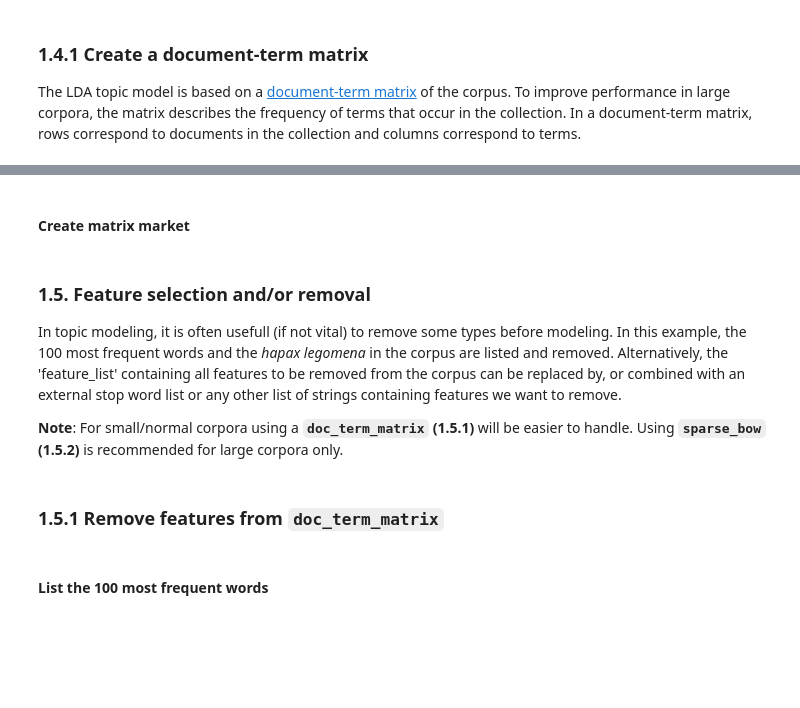
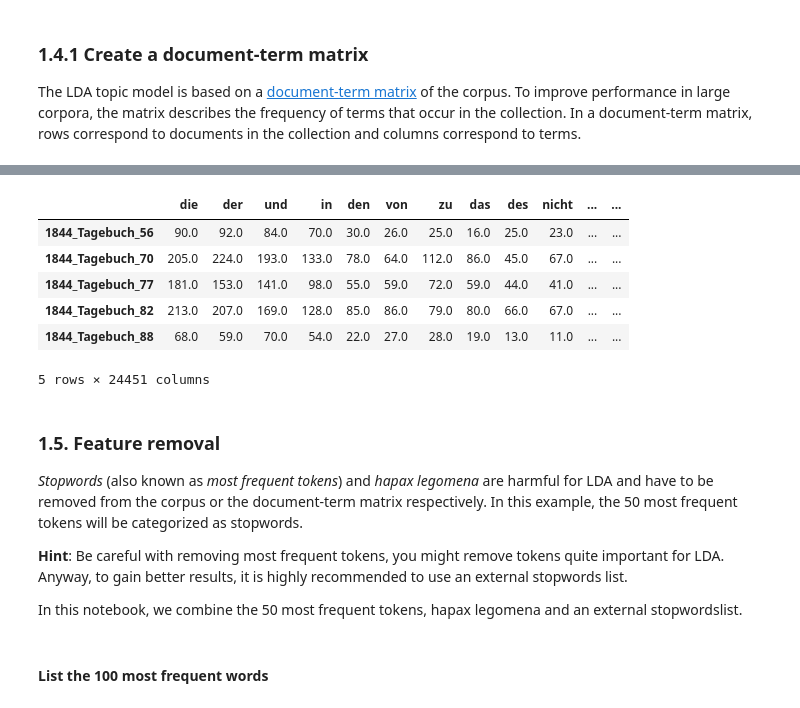
Before and after one commit to pielstroem/Topics, a Jupyter notebook: IntroducingMallet.ipynb, the cells around one changed output, grey strips where cells are left out. Drawn from its saved outputs; the diff is of its cells as text; code cells hidden in the pictures; blank space fills up the shorter version.

```diff
--- a/IntroducingMallet.ipynb
+++ b/IntroducingMallet.ipynb
@@ -73,0 +76,2 @@ path = "grenzboten_sample"
+# %%
+path_to_corpus = 'grenzboten_sample/*.txt'
@@ -161,0 +83,3 @@ metadata
+# %%
+metadata = meta.fn2metadata(path_to_corpus)
+metadata[:5] # by adding '[:5]' to the variable, only the first 5 elements will be printed
@@ -167,0 +95,3 @@ At this point, the corpus is generator object.
+# %%
+corpus = list(preprocessing.read_from_pathlist(metadata['filename']))
+corpus[0][:255] # printing the first 255 characters of the first document
@@ -171,3 +112,3 @@ Your text files will be tokenized. Tokenization is the task of cutting a stream
 # %%
-tokens = [list(preprocessing.tokenize(document)) for document in list(corpus)]
+tokenized_corpus = [list(preprocessing.tokenize(document)) for document in corpus]
 # %% [markdown]
@@ -222,2 +135,0 @@ doc_ids = preprocessing.create_dictionary(document_labels)
-# %% [markdown]
-#### Create matrix market
@@ -226,11 +136,22 @@ sparse_bow = preprocessing.create_sparse_bow(document_labels, tokens, id_types,
-# %% [markdown]
-### 1.5. Feature selection and/or removal
-
-In topic modeling, it is often usefull (if not vital) to remove some types before modeling. In this example, the 100 most frequent words and the *hapax legomena* in the corpus are listed and removed. Alternatively, the 'feature_list' containing all features to be removed from the corpus can be replaced by, or combined with an external stop word list or any other list of strings containing features we want to remove.
-
-**Note**: For small/normal corpora using a **`doc_term_matrix` (1.5.1)** will be easier to handle. Using **`sparse_bow` (1.5.2)** is recommended for large corpora only.
-# %% [markdown]
-### 1.5.1 Remove features from `doc_term_matrix`
+# %%
+document_term_matrix = preprocessing.create_document_term_matrix(tokenized_corpus, metadata['title'])
+document_term_matrix[:5]
+# %% [output]
+|  | die | der | und | in | den | von | zu | das | des | nicht | ... | ... |
+| 1844_Tagebuch_56 | 90.0 | 92.0 | 84.0 | 70.0 | 30.0 | 26.0 | 25.0 | 16.0 | 25.0 | 23.0 | ... | ... |
+| 1844_Tagebuch_70 | 205.0 | 224.0 | 193.0 | 133.0 | 78.0 | 64.0 | 112.0 | 86.0 | 45.0 | 67.0 | ... | ... |
+| 1844_Tagebuch_77 | 181.0 | 153.0 | 141.0 | 98.0 | 55.0 | 59.0 | 72.0 | 59.0 | 44.0 | 41.0 | ... | ... |
+| 1844_Tagebuch_82 | 213.0 | 207.0 | 169.0 | 128.0 | 85.0 | 86.0 | 79.0 | 80.0 | 66.0 | 67.0 | ... | ... |
+| 1844_Tagebuch_88 | 68.0 | 59.0 | 70.0 | 54.0 | 22.0 | 27.0 | 28.0 | 19.0 | 13.0 | 11.0 | ... | ... |
+5 rows × 24451 columns
+# %% [markdown]
+### 1.5. Feature removal
+
+*Stopwords* (also known as *most frequent tokens*) and *hapax legomena* are harmful for LDA and have to be removed from the corpus or the document-term matrix respectively. In this example, the 50 most frequent tokens will be categorized as stopwords.
+
+**Hint**: Be careful with removing most frequent tokens, you might remove tokens quite important for LDA. Anyway, to gain better results, it is highly recommended to use an external stopwords list.
+
+In this notebook, we combine the 50 most frequent tokens, hapax legomena and an external stopwordslist.
 # %% [markdown]
 #### List the 100 most frequent words
 # %%
```
Also changed, not shown: parts of 66 cells of this notebook.
